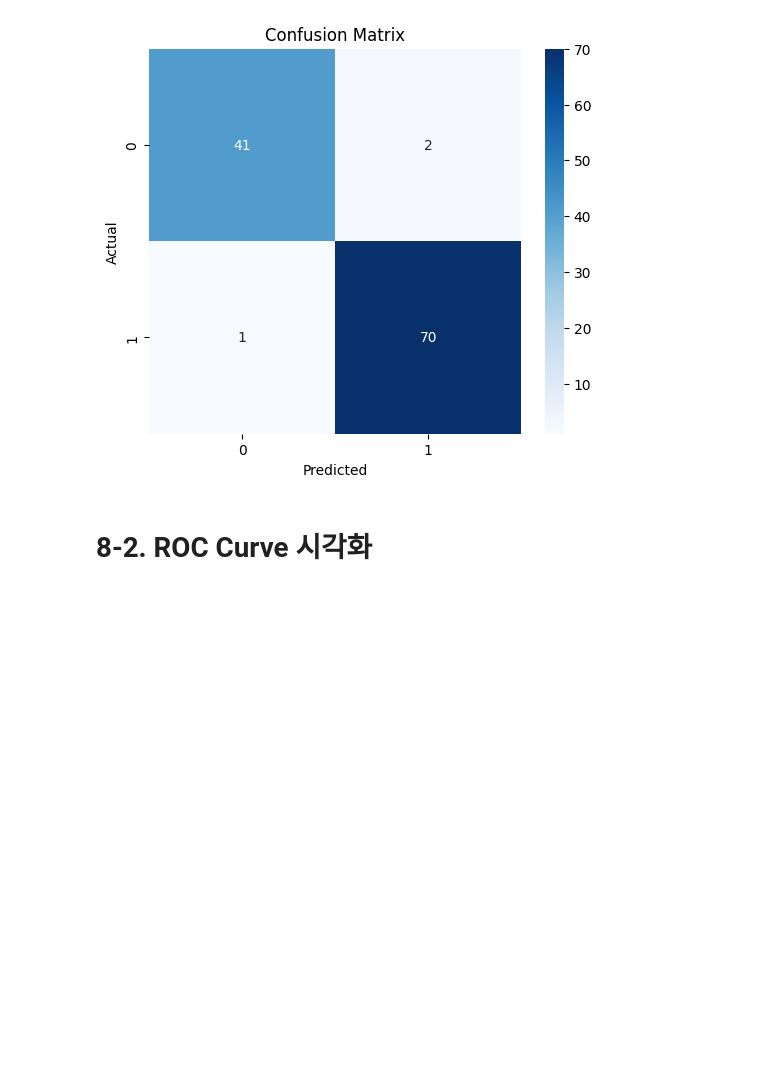
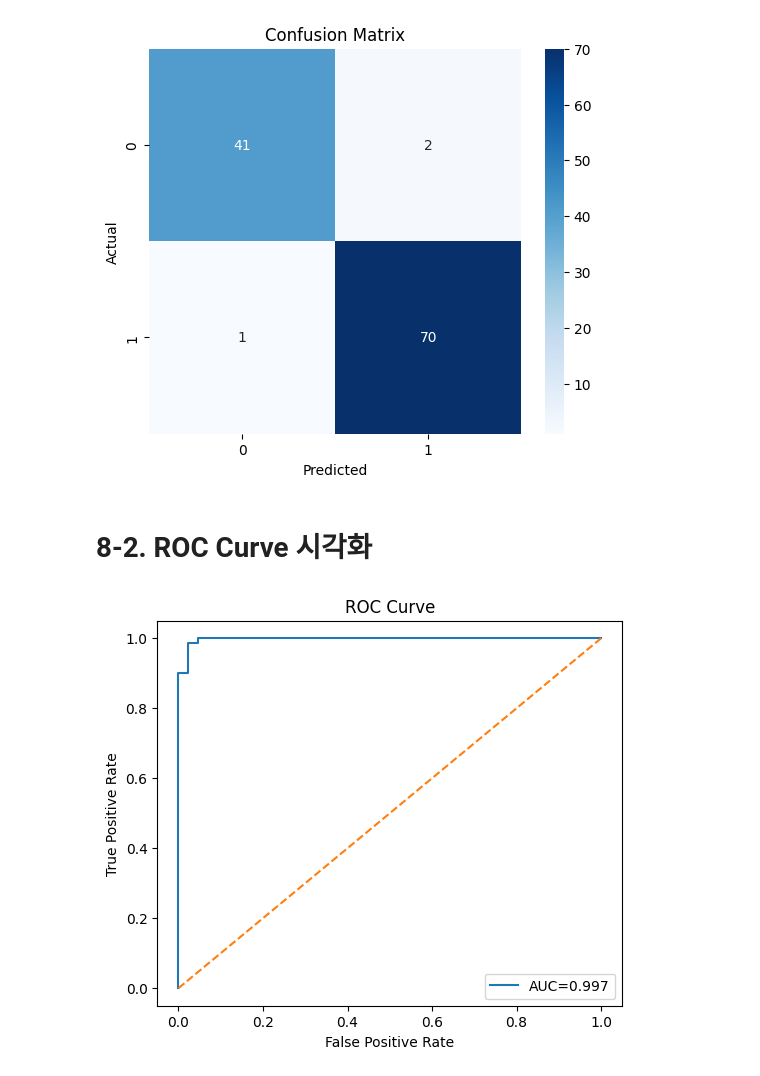
Before and after one commit to efforthye/human-ai, a Jupyter notebook: workspace/7-01) LogisticRegression.ipynb, the cells around one changed output. Drawn from its saved outputs; the diff is of its cells as text; code cells hidden in the pictures; blank space fills up the shorter version.

```diff
--- a/workspace/7-01) LogisticRegression.ipynb
+++ b/workspace/7-01) LogisticRegression.ipynb
@@ -169,13 +169,26 @@ plt.show()
 # %%
 # FPR, TPR 계산
 fpr, tpr, thresholds = roc_curve(y_test, y_prod) # 확률 값(y_prod)으로 뽑았다.
 
 # AUC 계산
 roc_auc = auc(fpr, tpr)
 
 # 그래프 그리기
 plt.figure(figsize=(6,5))
 plt.plot(fpr, tpr, label=f"AUC={roc_auc:.3f}")
 
 # 기준선
 plt.plot([0,1], [0,1], linestyle='--')
+
+# 라벨 설정
+plt.xlabel("False Positive Rate")
+plt.ylabel("True Positive Rate")
+plt.title("ROC Curve")
+
+# 범례
+plt.legend()
+
+# 출력
+plt.show()
+# %% [output]
+[figure, added]
```
Also changed, not shown: parts of 2 cells of this notebook, 12 other files.
